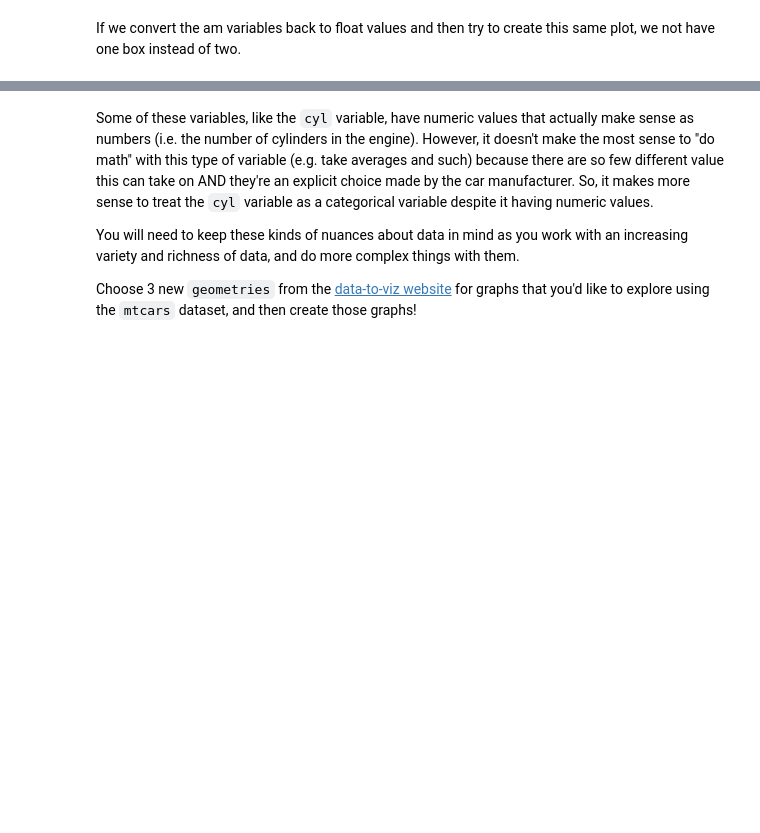
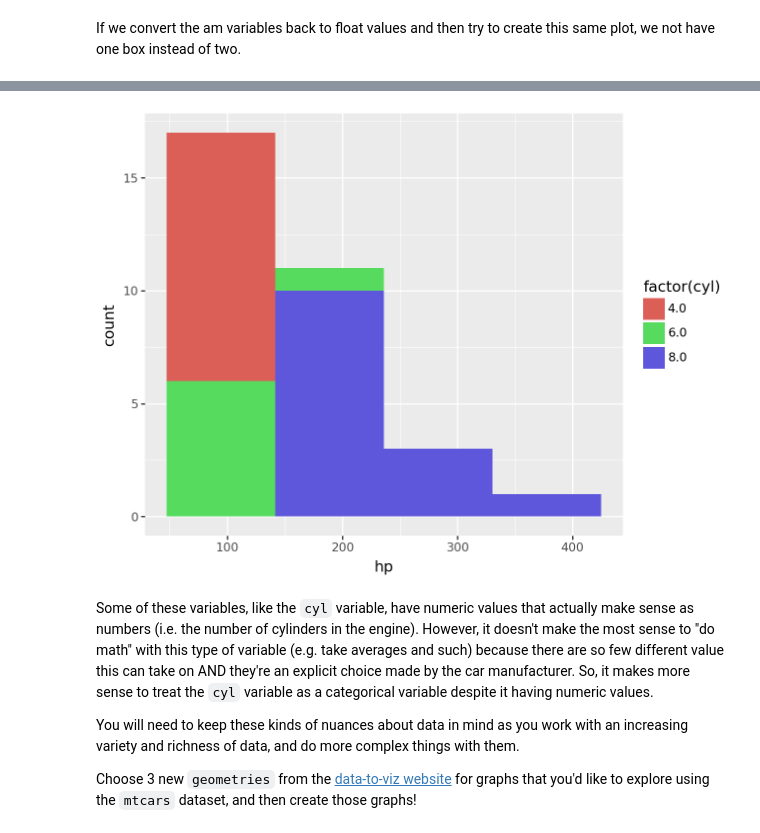
Before and after one commit to summerchurby/GSB-544, a Jupyter notebook: Introduction_to_Data_Viz_Using_mtcars_Dataset.ipynb, the cells around one changed output, grey strips where cells are left out. Saved outputs shown, nothing was run; the diff lists cells and outputs as text; code cells hidden in the pictures; blank space fills up the shorter version.

```diff
--- a/Introduction_to_Data_Viz_Using_mtcars_Dataset.ipynb
+++ b/Introduction_to_Data_Viz_Using_mtcars_Dataset.ipynb
@@ -99,3 +106,11 @@ If we convert the am variables back to float values and then try to create this
+# %%
+df["cyl"] = df["cyl"].astype(float)
+
+(ggplot(df, aes(x = "hp", fill = "factor(cyl)")) +
+   geom_histogram(bins = 4)
+   )
+# %% [output]
+[figure, added]
 # %% [markdown]
 Some of these variables, like the `cyl` variable, have numeric values that actually make sense as numbers (i.e. the number of cylinders in the engine). However, it doesn't make the most sense to "do math" with this type of variable (e.g. take averages and such) because there are so few different value this can take on AND they're an explicit choice made by the car manufacturer. So, it makes more sense to treat the `cyl` variable as a categorical variable despite it having numeric values.
 
```
Also changed, not shown: parts of 3 cells of this notebook.
